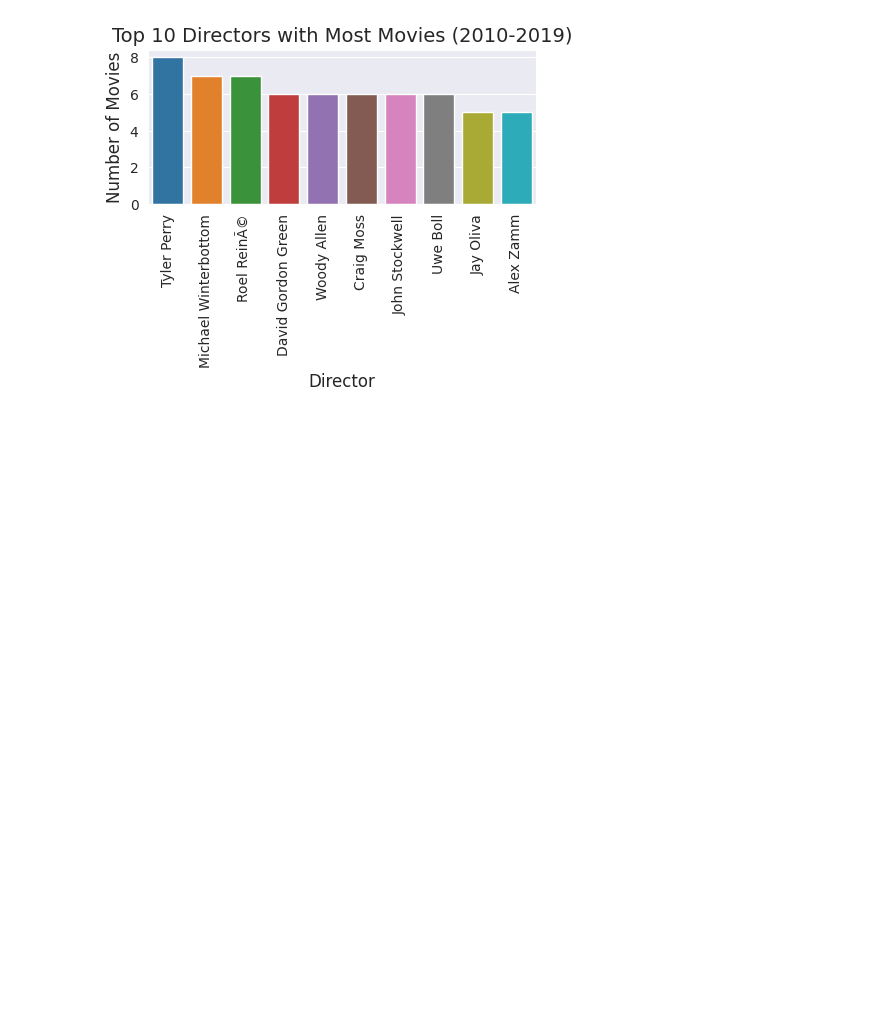
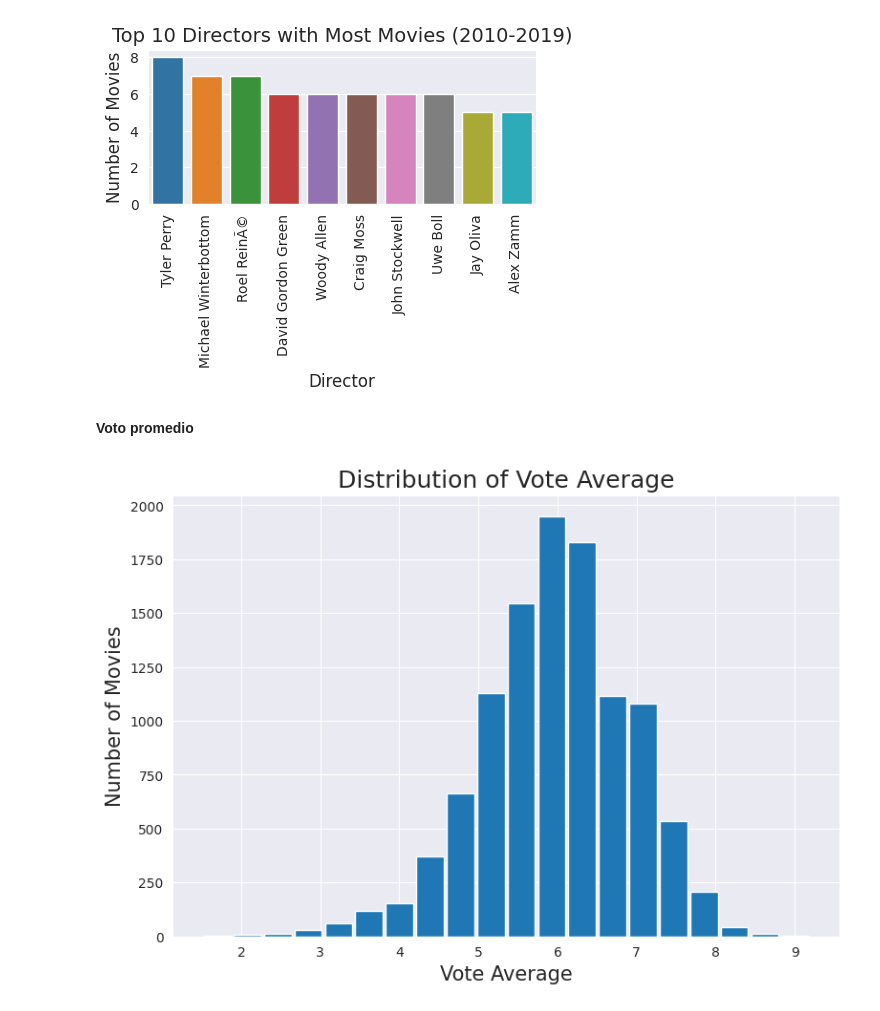
Before and after one commit to RODRIGORUBIO1991/PythonCode, a Jupyter notebook: Netflix/Movies.ipynb, the cells around one changed output. Saved outputs shown, nothing was run; the diff lists cells and outputs as text; code cells hidden in the pictures; blank space fills up the shorter version.

```diff
--- a/Netflix/Movies.ipynb
+++ b/Netflix/Movies.ipynb
@@ -305,3 +305,29 @@ for decade in decades:
 [figure]
 [figure]
 [figure]
+# %% [markdown]
+**Voto promedio**
+# %%
+import matplotlib.pyplot as plt
+
+# Configurar estilos y tamaños de fuente
+plt.rc('xtick', labelsize=10)
+plt.rc('ytick', labelsize=10)
+
+# Crear figura y establecer tamaño
+plt.figure(figsize=(9, 6), dpi=100)
+
+# Etiqueta del eje x
+plt.xlabel('Vote Average', fontsize=15)
+# Etiqueta del eje y
+plt.ylabel('Number of Movies', fontsize=15)
+# Título del gráfico
+plt.title('Distribution of Vote Average', fontsize=18)
+
+# Crear histograma de vote_average
+plt.hist(movie_data['vote_average'], bins=20, rwidth=0.9)
+
+# Mostrar el gráfico
+plt.show()
+# %% [output]
+[figure, added]
```
Also changed, not shown: parts of 2 cells of this notebook.
